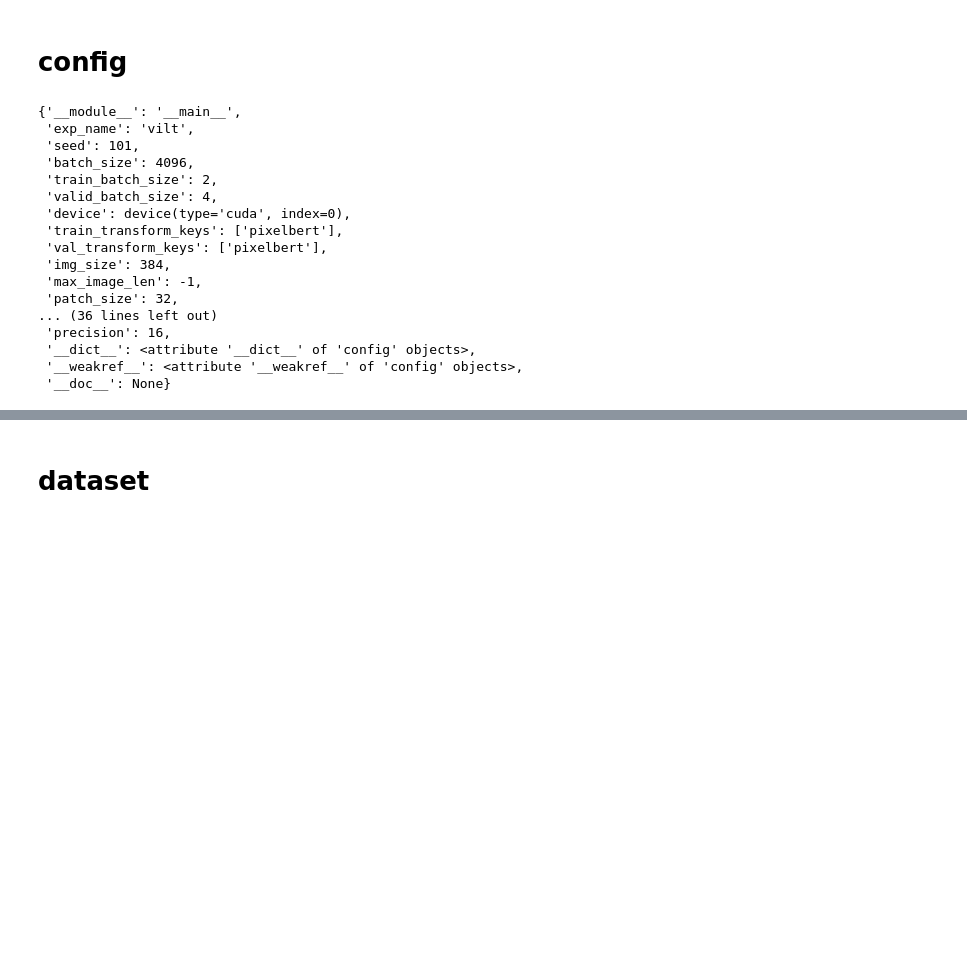
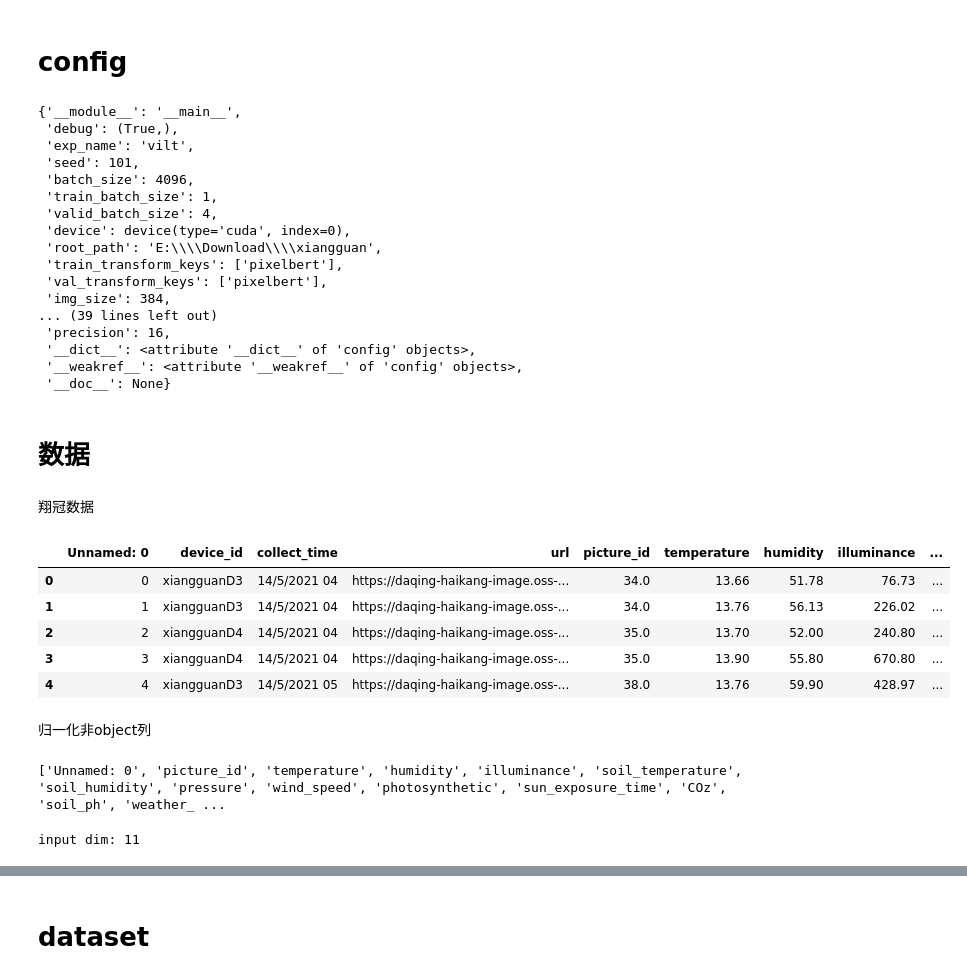
Before and after one commit to caodonghui426/MoE-ViST, a Jupyter notebook: my_vilt.ipynb, the cells around one changed output, grey strips where cells are left out. Saved outputs shown, nothing was run; the diff lists cells and outputs as text; code cells hidden in the pictures; blank space fills up the shorter version.

Commit message:
update xiangguan

```diff
--- a/my_vilt.ipynb
+++ b/my_vilt.ipynb
@@ -25,12 +25,14 @@ from collections import defaultdict
 
 
 class config:
+    debug = True,
     exp_name = "vilt"
     seed = 101
     batch_size = 4096  # this is a desired batch size; pl trainer will accumulate gradients when per step batch is smaller.
-    train_batch_size = 2
+    train_batch_size = 1
     valid_batch_size = 4
     device = torch.device("cuda:0" if torch.cuda.is_available() else "cpu")
+    root_path = r'E:\\Download\\xiangguan' # 存放数据的根目录
 
 
     # Image setting
@@ -41,6 +43,9 @@ class config:
     patch_size = 32
     draw_false_image = 1
     image_only = False
+
+    # Sensor
+    senser_input_num = 11
 
     # Text Setting
     vqav2_label_size = 3129
@@ -95,18 +100,18 @@ config = dict(config)
 config
 # %% [output]
 {'__module__': '__main__',
+ 'debug': (True,),
  'exp_name': 'vilt',
  'seed': 101,
  'batch_size': 4096,
- 'train_batch_size': 2,
+ 'train_batch_size': 1,
  'valid_batch_size': 4,
  'device': device(type='cuda', index=0),
+ 'root_path': 'E:\\\\Download\\\\xiangguan',
  'train_transform_keys': ['pixelbert'],
  'val_transform_keys': ['pixelbert'],
  'img_size': 384,
- 'max_image_len': -1,
- 'patch_size': 32,
-... (36 lines left out)
+... (39 lines left out)
  'precision': 16,
  '__dict__': <attribute '__dict__' of 'config' objects>,
  '__weakref__': <attribute '__weakref__' of 'config' objects>,
@@ -127,3 +132,40 @@ def setup_seed(seed=0):
         torch.cuda.manual_seed_all(seed)  # 为所有GPU设置随机种子
         #os.environ['PYTHONHASHSEED'] = str(seed)
 setup_seed(seed=666)
+# %% [markdown]
+# 数据
+# %% [markdown]
+翔冠数据
+# %%
+df_xiangguan = pd.read_csv("xiangguan-corn.csv")
+df_xiangguan['image_path'] = df_xiangguan['url'].map(lambda x:os.path.join(config['root_path'],'pic',x.split('/')[-1]))
+df_xiangguan.head()
+# %% [output]
+|  | Unnamed: 0 | device_id | collect_time | url | picture_id | temperature | humidity | illuminance | ... |
+| 0 | 0 | xiangguanD3 | 14/5/2021 04 | https://daqing-haikang-image.oss-... | 34.0 | 13.66 | 51.78 | 76.73 | ... |
+| 1 | 1 | xiangguanD3 | 14/5/2021 04 | https://daqing-haikang-image.oss-... | 34.0 | 13.76 | 56.13 | 226.02 | ... |
+| 2 | 2 | xiangguanD4 | 14/5/2021 04 | https://daqing-haikang-image.oss-... | 35.0 | 13.70 | 52.00 | 240.80 | ... |
+| 3 | 3 | xiangguanD4 | 14/5/2021 04 | https://daqing-haikang-image.oss-... | 35.0 | 13.90 | 55.80 | 670.80 | ... |
+| 4 | 4 | xiangguanD3 | 14/5/2021 05 | https://daqing-haikang-image.oss-... | 38.0 | 13.76 | 59.90 | 428.97 | ... |
+# %% [markdown]
+归一化非object列
+# %%
+number_title = []
+for title in df_xiangguan:
+    # print(df_xiangguan[title].head())
+    if df_xiangguan[title].dtype != "object":
+        number_title.append(title)
+        x_min = df_xiangguan[title].min()
+        x_max = df_xiangguan[title].max()
+        # print(x_min,x_max)
+        df_xiangguan[title] = df_xiangguan[title].map(lambda x:(x-x_min)/(x_max - x_min))
+print(number_title)
+# %% [output]
+['Unnamed: 0', 'picture_id', 'temperature', 'humidity', 'illuminance', 'soil_temperature', 'soil_humidity', 'pressure', 'wind_speed', 'photosynthetic', 'sun_exposure_time', 'COz', 'soil_ph', 'weather_ ...
+# %%
+xiangguan_sensor = ['temperature', 'humidity', 'illuminance', 'soil_temperature', 'soil_humidity', 'pressure', 'wind_speed', 'photosynthetic', 'sun_exposure_time', 'COz', 'soil_ph']
+
+df_xiangguan['sensor'] = df_xiangguan[xiangguan_sensor].values.tolist()
+print("input dim:",len(xiangguan_sensor))
+# %% [output]
+input dim: 11
```
Also changed, not shown: parts of 12 cells of this notebook, 2 other files.
